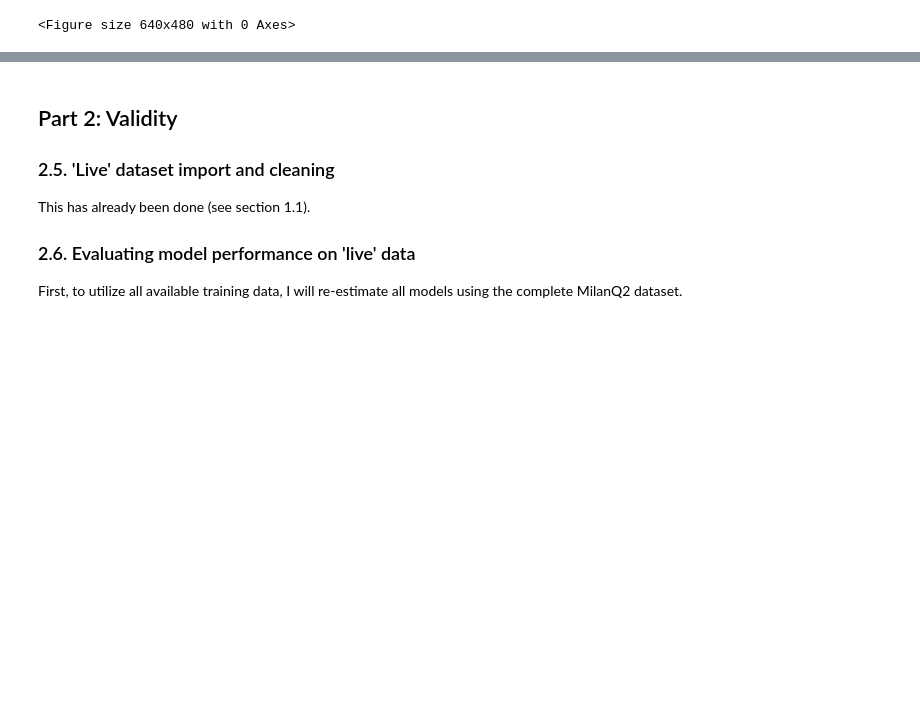
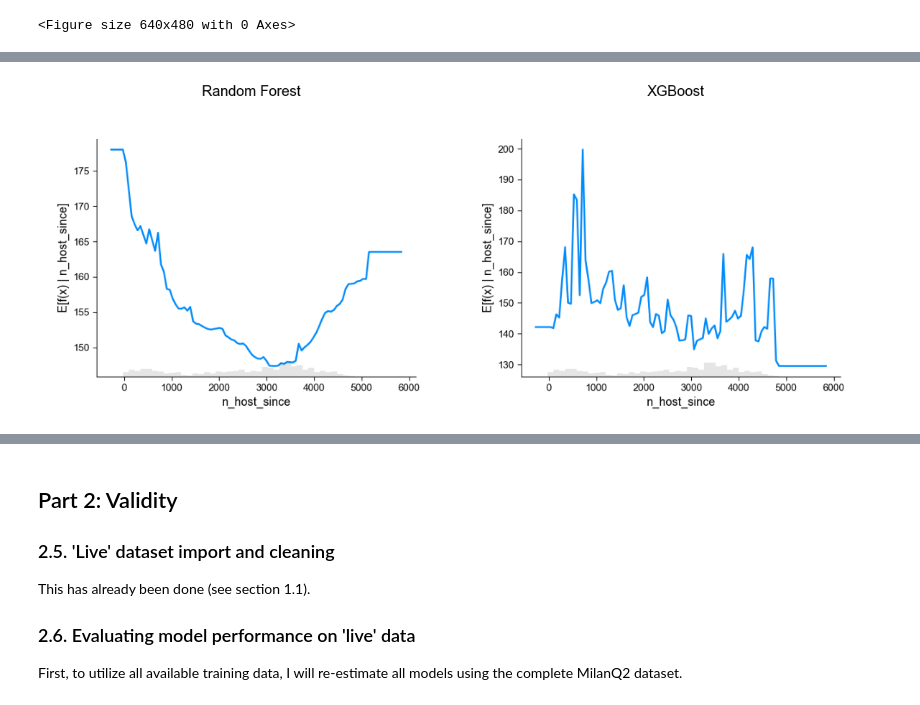
Before and after one commit to marton-nagy-marton/Data-Analysis-3, a Jupyter notebook: Home_Assignment_1/MartonNagy_DA3_HA1.ipynb, the cells around one changed output, grey strips where cells are left out. Saved outputs shown, nothing was run; the diff lists cells and outputs as text; code cells hidden in the pictures; blank space fills up the shorter version.

```diff
--- a/Home_Assignment_1/MartonNagy_DA3_HA1.ipynb
+++ b/Home_Assignment_1/MartonNagy_DA3_HA1.ipynb
@@ -1019,0 +1110,4 @@ display((pw.load_ggplot(rf_varimp_plot_all) | pw.load_ggplot(xgb_varimp_plot_all
+# %%
+plot_partial_dependence_comparison('n_host_since', data_holdout, rf_best_pipeline, xgb_best_pipeline, 'Random Forest', 'XGBoost')
+# %% [output]
+[figure, added]
```
Also changed, not shown: parts of 46 cells of this notebook.
